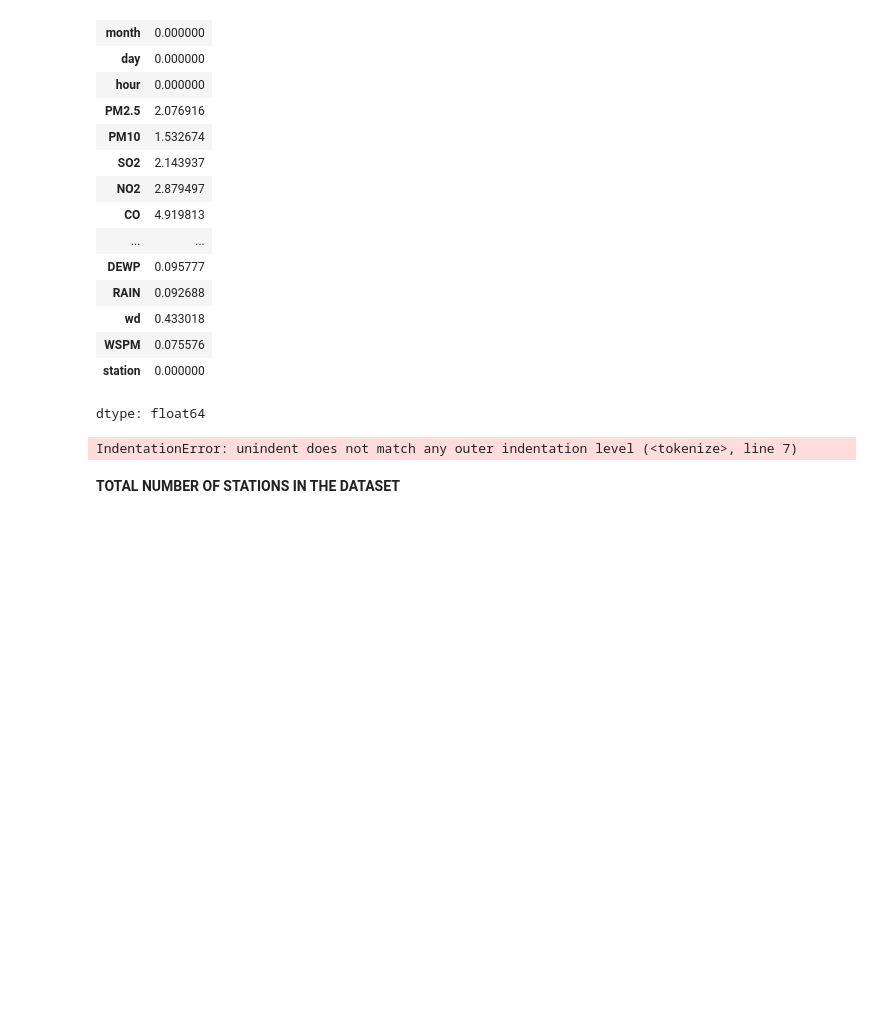
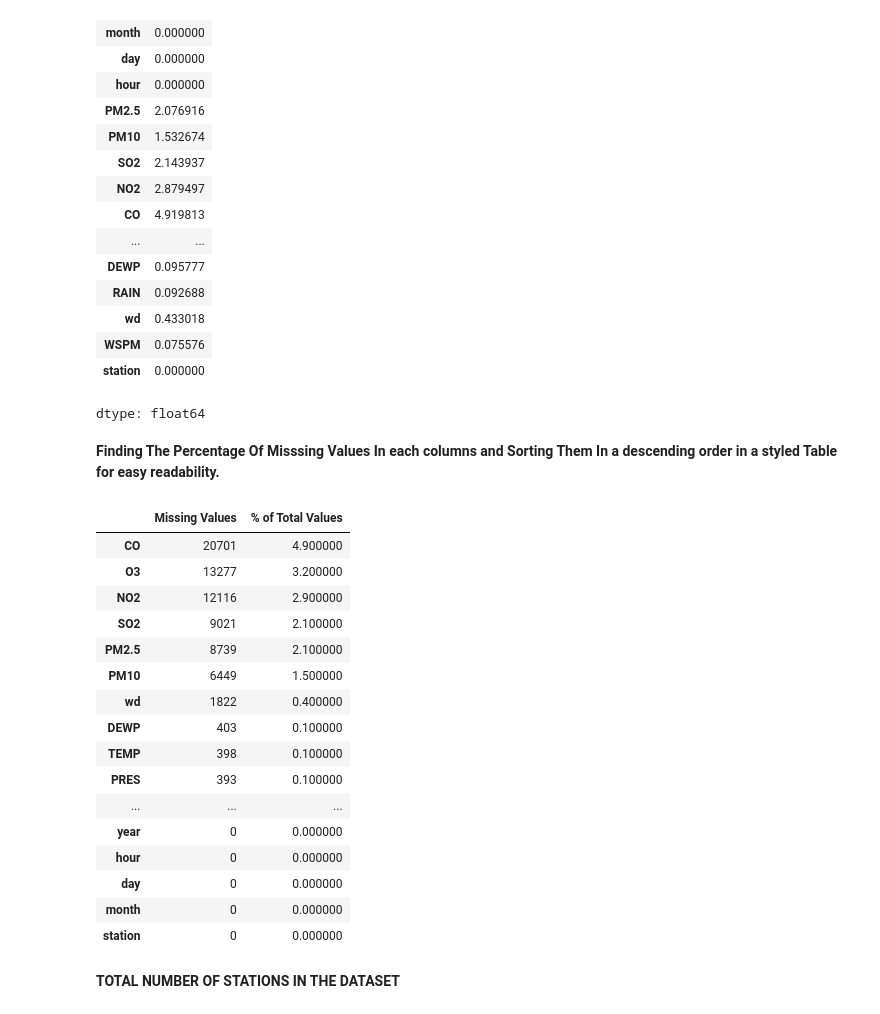
Before and after one commit to SUNDAYTITILAYO/CMP700ACCESSMENT, a Jupyter notebook: ACCESSMENT_PROGRESS.ipynb, the cells around one changed output. Drawn from its saved outputs; the diff is of its cells as text; code cells hidden in the pictures; blank space fills up the shorter version.

Commit message:
Checking for the missing values, finding their percentage in each colum and sorting them in a descending order in a styled table for easy readability.

```diff
--- a/ACCESSMENT_PROGRESS.ipynb
+++ b/ACCESSMENT_PROGRESS.ipynb
@@ -152,23 +152,40 @@ dtype: int64
 | WSPM | 0.075576 |
 | station | 0.000000 |
 dtype: float64
+# %% [markdown]
+**Finding The Percentage Of Misssing Values In each columns and Sorting Them In a descending order in a styled Table for easy readability.**
 # %%
- # Make a table with the results
-          Missing_values _table = pd.concat(Missing_values, missing_values_percent], axis=1)
-          print(Missing_values_table)
 
-        # Rename the columns
-          Missing_values_table.rename(
-          columns = {0 : 'Missing Values', 1 : '% of Total Values'})
+  Missing_Values_table= pd.concat([Missing_values, Missing_values_percent], axis=1)
+  Missing_Values_table
 
-        # Sort the table by percentage of missing descending
-         Missing_values_table_ren_columns = Missing_values_table_ren_columns.sort_values(
-         '% of Total Values', ascending=False)
+  Missing_Values_table_ren_columns = Missing_Values_table.rename(
+  columns = {0 : 'Missing Values', 1 : '% of Total Values'})
+  Missing_Values_table_ren_columns
 
-        # Return the dataframe with missing information
-         return Missing_values_table_ren_columns
+  Missing_Values_table_ren_columns= Missing_Values_table_ren_columns.sort_values('% of Total Values', ascending=False).round(1)
+  Missing_Values_table_ren_columns
+
+
+  Missing_Values_table_ren_columns.style.background_gradient(cmap='Oranges')
 # %% [output]
-IndentationError: unindent does not match any outer indentation level (<tokenize>, line 7)
+|  | Missing Values | % of Total Values |
+| CO | 20701 | 4.900000 |
+| O3 | 13277 | 3.200000 |
+| NO2 | 12116 | 2.900000 |
+| SO2 | 9021 | 2.100000 |
+| PM2.5 | 8739 | 2.100000 |
+| PM10 | 6449 | 1.500000 |
+| wd | 1822 | 0.400000 |
+| DEWP | 403 | 0.100000 |
+| TEMP | 398 | 0.100000 |
+| PRES | 393 | 0.100000 |
+| ... | ... | ... |
+| year | 0 | 0.000000 |
+| hour | 0 | 0.000000 |
+| day | 0 | 0.000000 |
+| month | 0 | 0.000000 |
+| station | 0 | 0.000000 |
 # %% [markdown]
 **TOTAL NUMBER OF STATIONS IN THE DATASET**
 # %%
```
